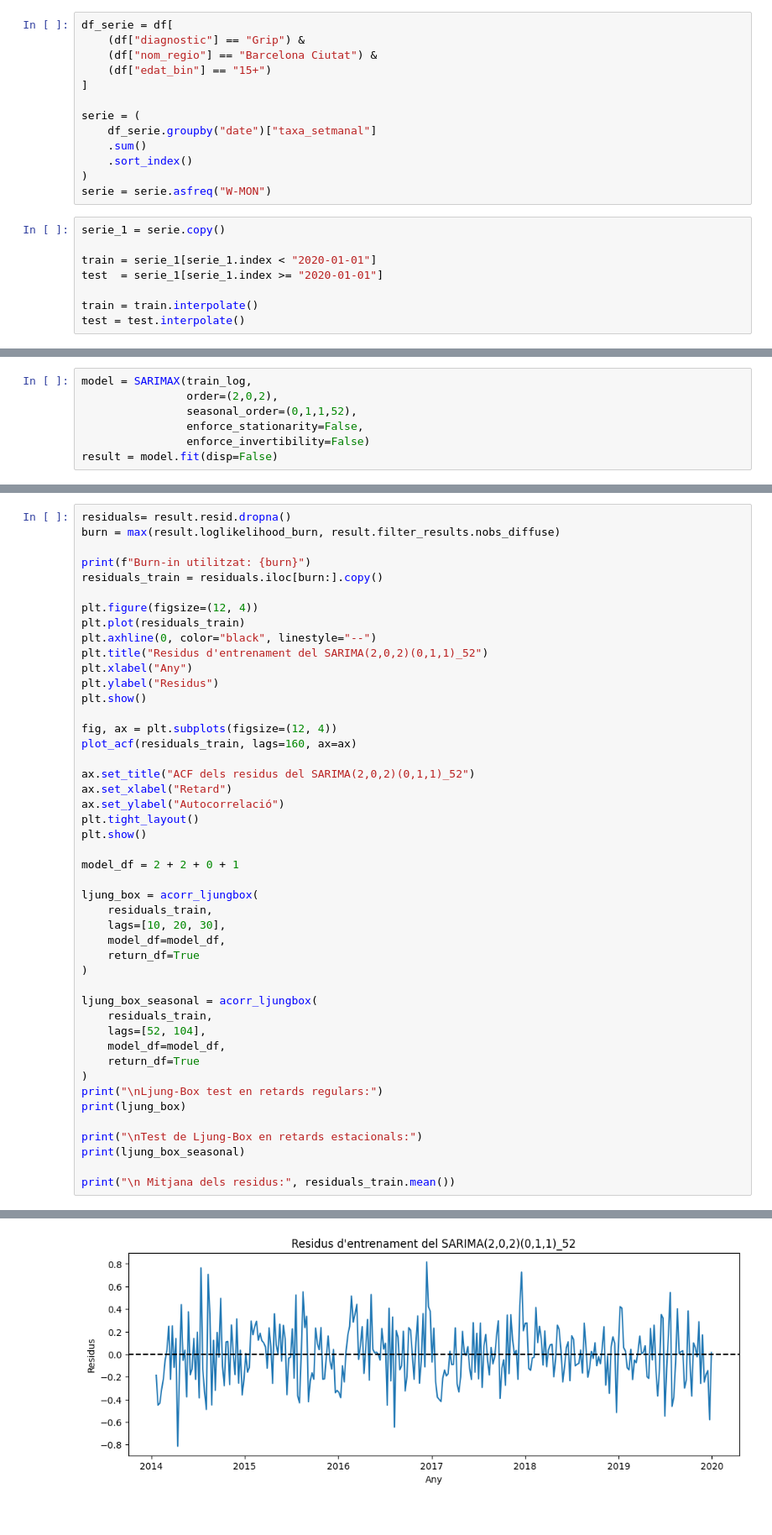
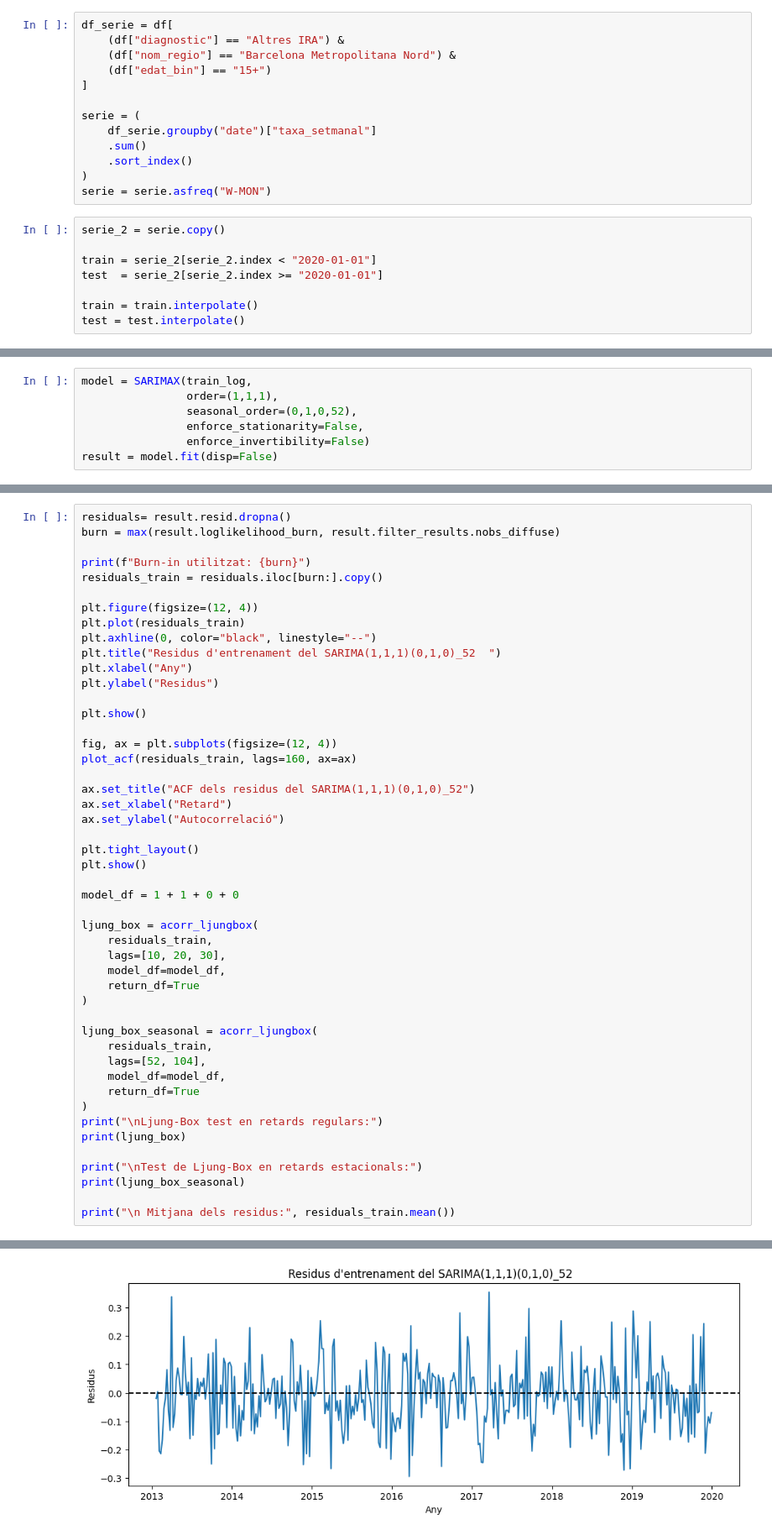
Before and after one commit to NIU1605347/modelitzacio-series-temporals-sarima-hibrid, a Jupyter notebook: notebooks/01_HIBRID_serie1.ipynb, the cells around one changed output, grey strips where cells are left out. Shown at 84% size. Drawn from its saved outputs; the diff is of its cells as text.

```diff
--- a/notebooks/01_HIBRID_serie1.ipynb
+++ b/notebooks/01_HIBRID_serie1.ipynb
@@ -36,8 +41,8 @@ df["date"] = pd.to_datetime(df["date"])
 df = df.sort_values(["nom_regio", "diagnostic", "edat_bin", "date"]).copy()
 # %%
 df_serie = df[
-    (df["diagnostic"] == "Grip") &
-    (df["nom_regio"] == "Barcelona Ciutat") &
+    (df["diagnostic"] == "Altres IRA") &
+    (df["nom_regio"] == "Barcelona Metropolitana Nord") &
     (df["edat_bin"] == "15+")
 ]
 
@@ -48,10 +53,10 @@ serie = (
 )
 serie = serie.asfreq("W-MON")
 # %%
-serie_1 = serie.copy()
+serie_2 = serie.copy()
 
-train = serie_1[serie_1.index < "2020-01-01"]
-test  = serie_1[serie_1.index >= "2020-01-01"]
+train = serie_2[serie_2.index < "2020-01-01"]
+test  = serie_2[serie_2.index >= "2020-01-01"]
 
 train = train.interpolate()
 test = test.interpolate()
@@ -81,7 +82,7 @@ plt.show()
 # %%
 model = SARIMAX(train_log,
-                order=(2,0,2),
-                seasonal_order=(0,1,1,52),
+                order=(1,1,1),
+                seasonal_order=(0,1,0,52),
                 enforce_stationarity=False,
                 enforce_invertibility=False)
 result = model.fit(disp=False)
@@ -101,21 +102,23 @@ residuals_train = residuals.iloc[burn:].copy()
 plt.figure(figsize=(12, 4))
 plt.plot(residuals_train)
 plt.axhline(0, color="black", linestyle="--")
-plt.title("Residus d'entrenament del SARIMA(2,0,2)(0,1,1)_52")
+plt.title("Residus d'entrenament del SARIMA(1,1,1)(0,1,0)_52  ")
 plt.xlabel("Any")
 plt.ylabel("Residus")
+
 plt.show()
 
 fig, ax = plt.subplots(figsize=(12, 4))
 plot_acf(residuals_train, lags=160, ax=ax)
 
-ax.set_title("ACF dels residus del SARIMA(2,0,2)(0,1,1)_52")
+ax.set_title("ACF dels residus del SARIMA(1,1,1)(0,1,0)_52")
 ax.set_xlabel("Retard")
 ax.set_ylabel("Autocorrelació")
+
 plt.tight_layout()
 plt.show()
 
-model_df = 2 + 2 + 0 + 1
+model_df = 1 + 1 + 0 + 0
 
 ljung_box = acorr_ljungbox(
     residuals_train,
@@ -142 +145 @@ Burn-in utilitzat: 107
-[figure, old version]
+[figure, new version]
```
Also changed, not shown: parts of 16 cells of this notebook, 3 other files.
